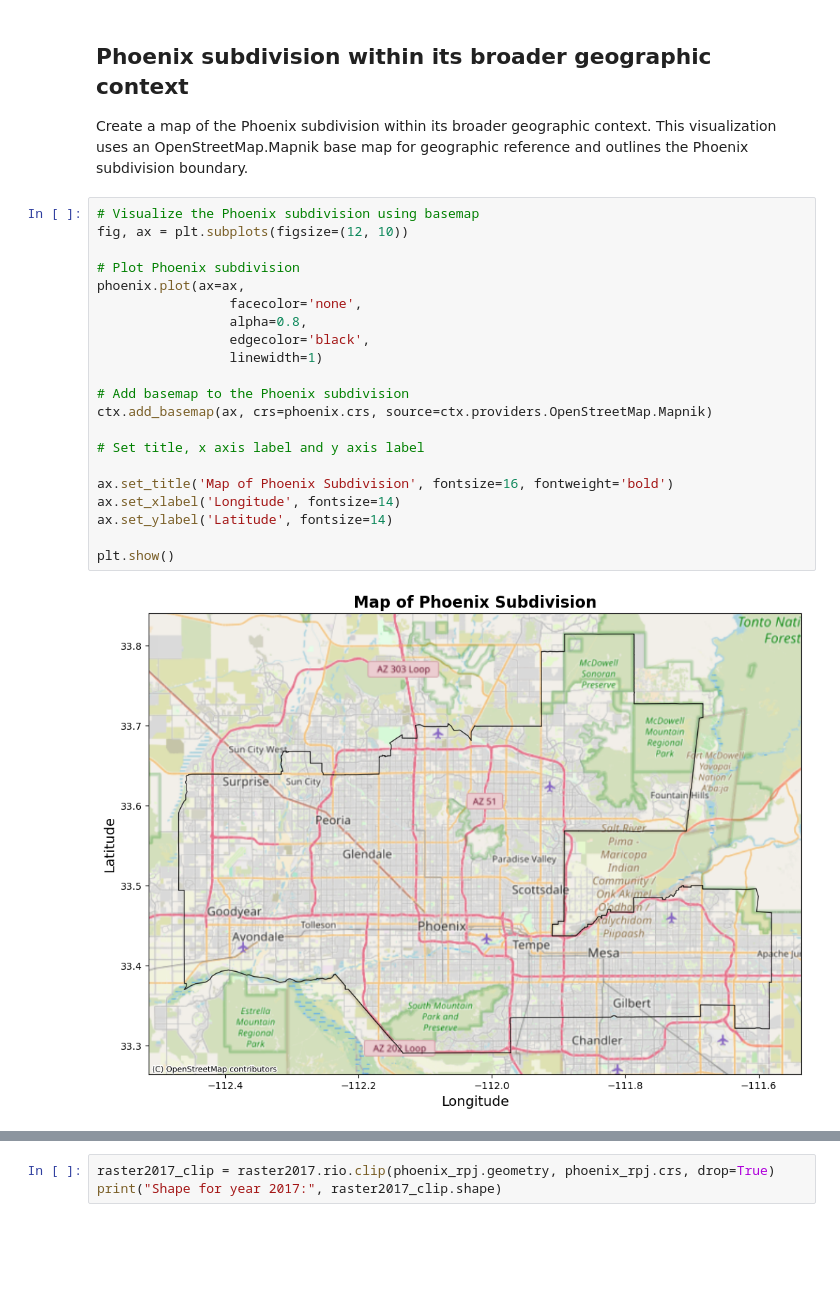
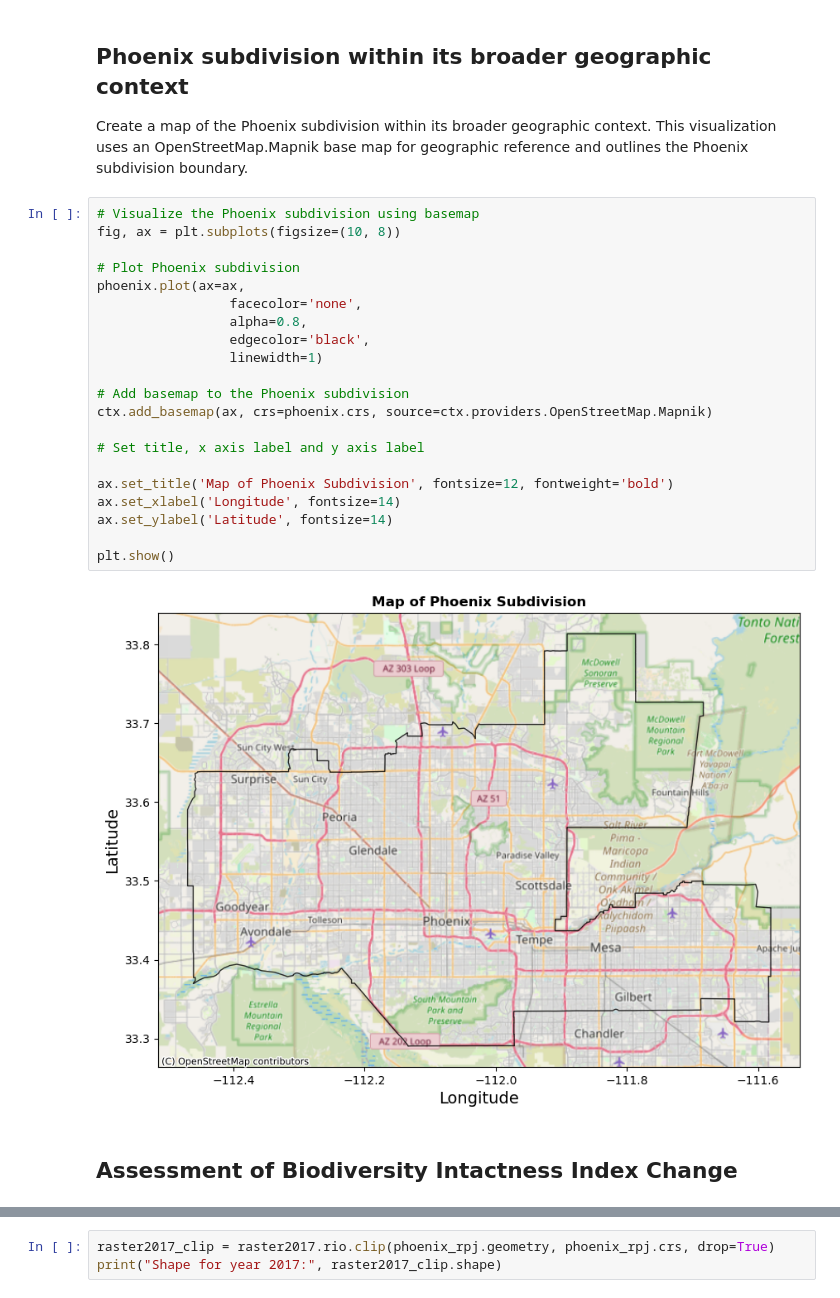
Before and after one commit to aakriti-poudel-chhetri/biodiversity-intactness-index-phoenix, a Jupyter notebook: bii-phoenix.ipynb, the cells around one changed output, grey strips where cells are left out. Saved outputs shown, nothing was run; the diff lists cells and outputs as text; blank space fills up the shorter version.

```diff
--- a/bii-phoenix.ipynb
+++ b/bii-phoenix.ipynb
@@ -213,24 +215,26 @@ The Phoenix subdivision shapefile originally uses EPSG:4269 as its coordinate re
 Create a map of the Phoenix subdivision within its broader geographic context. This visualization uses an OpenStreetMap.Mapnik base map for geographic reference and outlines the Phoenix subdivision boundary.
 # %%
 # Visualize the Phoenix subdivision using basemap
-fig, ax = plt.subplots(figsize=(12, 10))
+fig, ax = plt.subplots(figsize=(10, 8))
 
 # Plot Phoenix subdivision
 phoenix.plot(ax=ax,
                  facecolor='none',
                  alpha=0.8,
                  edgecolor='black',
                  linewidth=1)
 
 # Add basemap to the Phoenix subdivision
 ctx.add_basemap(ax, crs=phoenix.crs, source=ctx.providers.OpenStreetMap.Mapnik)
 
 # Set title, x axis label and y axis label
 
-ax.set_title('Map of Phoenix Subdivision', fontsize=16, fontweight='bold')
+ax.set_title('Map of Phoenix Subdivision', fontsize=12, fontweight='bold')
 ax.set_xlabel('Longitude', fontsize=14)
 ax.set_ylabel('Latitude', fontsize=14)
 
 plt.show()
 # %% [output]
-[figure, old version]
+[figure, new version]
+# %% [markdown]
+## Assessment of Biodiversity Intactness Index Change
```
Also changed, not shown: parts of 16 cells of this notebook.
